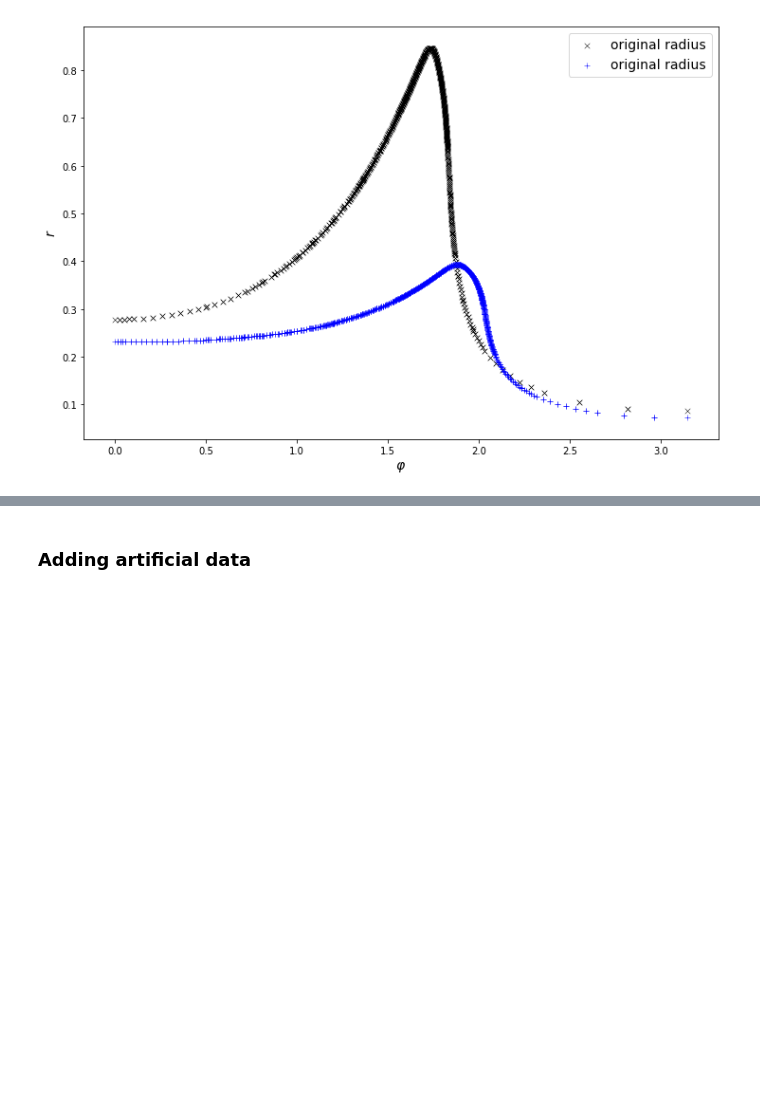
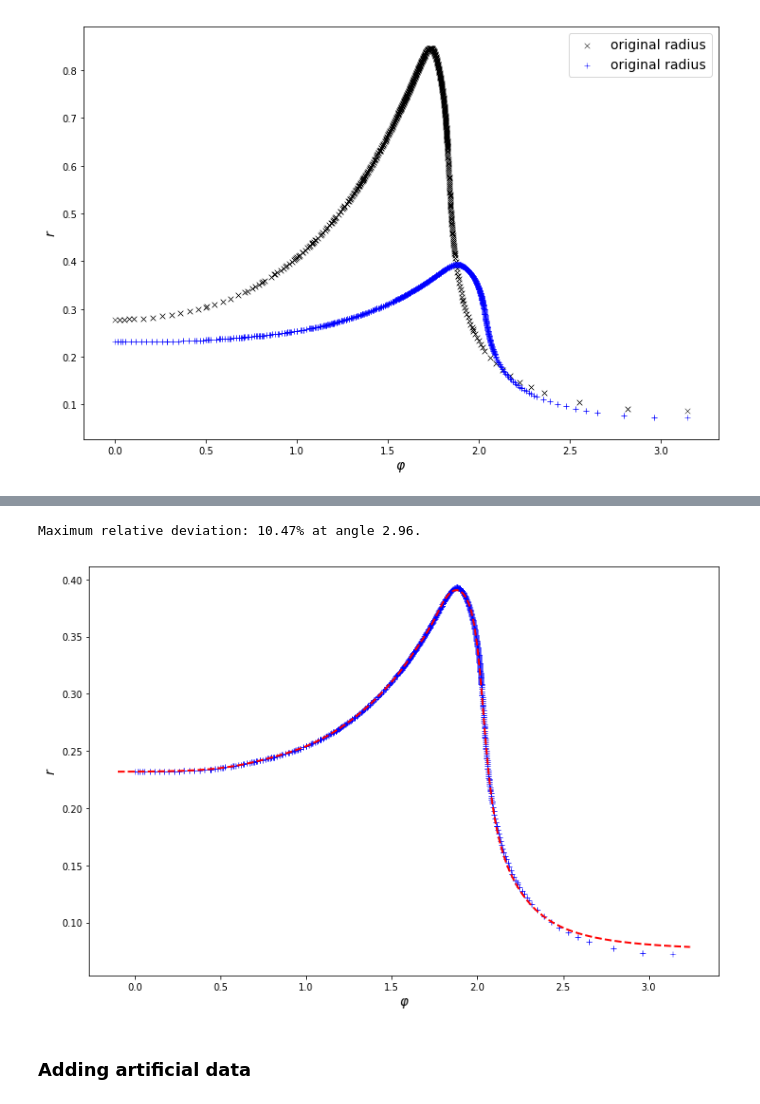
Before and after one commit to AndreWeiner/machine-learning-applied-to-cfd, a Jupyter notebook: notebooks/spherical_cap_shape_approximation.ipynb, the cells around one changed output, grey strips where cells are left out. Drawn from its saved outputs; the diff is of its cells as text; code cells hidden in the pictures; blank space fills up the shorter version.

```diff
--- a/notebooks/spherical_cap_shape_approximation.ipynb
+++ b/notebooks/spherical_cap_shape_approximation.ipynb
@@ -275,10 +277,6 @@ The variance of the scaled radius is 0.0046.
 [figure]
 # %%
 radius_model_scaled = SimpleMLP(n_layers=6, n_neurons=40)
-if IN_COLAB:
-    path = None
-else:
-    path = "models/radius_model_scaled.pt"
 radius_model_scaled = approximate_function(phi_scaled, radius_scaled, radius_model_scaled, max_iter=1500,
-                                           l_rate=0.01, path=path)
+                                           l_rate=0.01, path=set_path("radius_model_scaled.pt"))
 # %% [output]
@@ -302,23 +300,25 @@ Saving model as models/radius_model_scaled.pt
 # %%
 fig, ax = plt.subplots(figsize=(12, 8))
 
 # load best weights and compute forward pass
-if not IN_COLAB:
-    radius_model_scaled.load_state_dict(torch.load("models/radius_model_scaled.pt"))
+radius_model_scaled.load_state_dict(torch.load(set_path("radius_model_scaled.pt")))
 model_radius = radius_model_scaled.forward(phi_tensor).detach().squeeze().numpy()
 # evaluate maximum relative deviation
 phi_data_tensor = torch.from_numpy(phi_scaled).unsqueeze_(-1)
 model_radius_data = radius_model_scaled.forward(phi_data_tensor).detach().squeeze().numpy()
 diff = np.absolute(model_radius_data - radius_scaled)
 diff_max_pos = np.argmax(diff)
 print(r"Maximum relative deviation: {:2.2f}% at angle {:2.2f}.".format(
     np.amax(diff)/radius_scaled[diff_max_pos] * 100, phi_scaled[diff_max_pos]))
 
 ax.plot(eval_phi, model_radius, linewidth=2, linestyle="--", c='r')
 ax.scatter(phi_scaled, radius_scaled, marker='+', color='b', s=30, linewidth=0.5)
 ax.set_xlabel(r"$\varphi$", fontsize=fontsize)
 ax.set_ylabel(r"$r$", fontsize=fontsize)
 plt.show()
+# %% [output]
+Maximum relative deviation: 10.47% at angle 2.96.
+[figure, added]
 # %% [markdown]
 ### Adding artificial data<a id="artificial_data"></a>
 # %%
```
Also changed, not shown: parts of 8 cells of this notebook.
